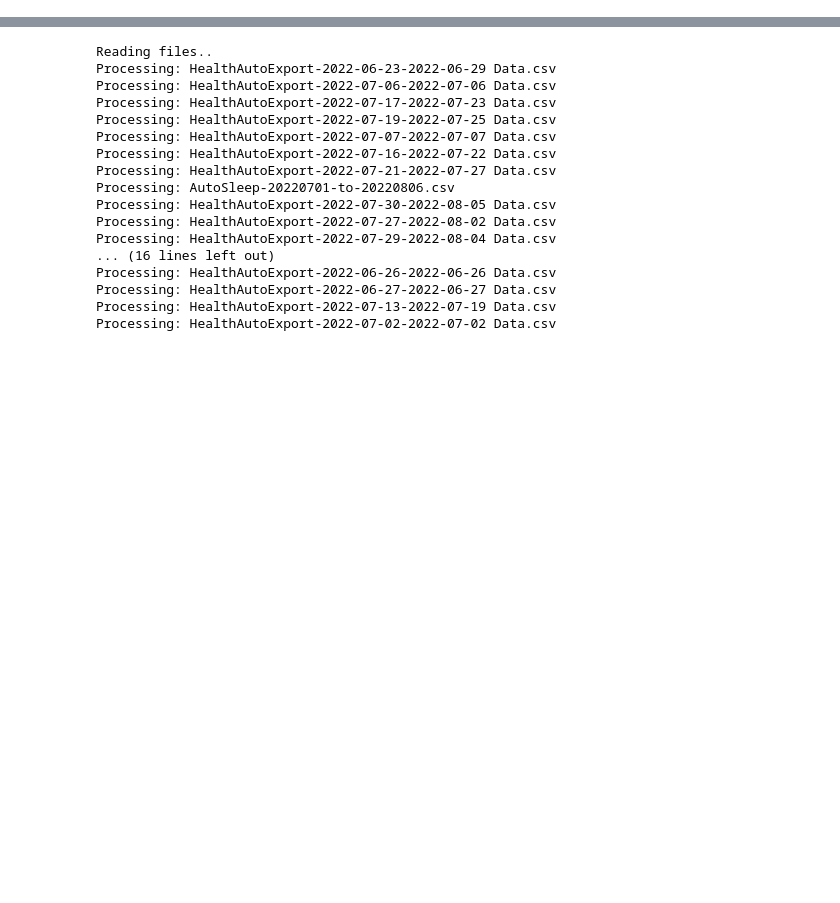
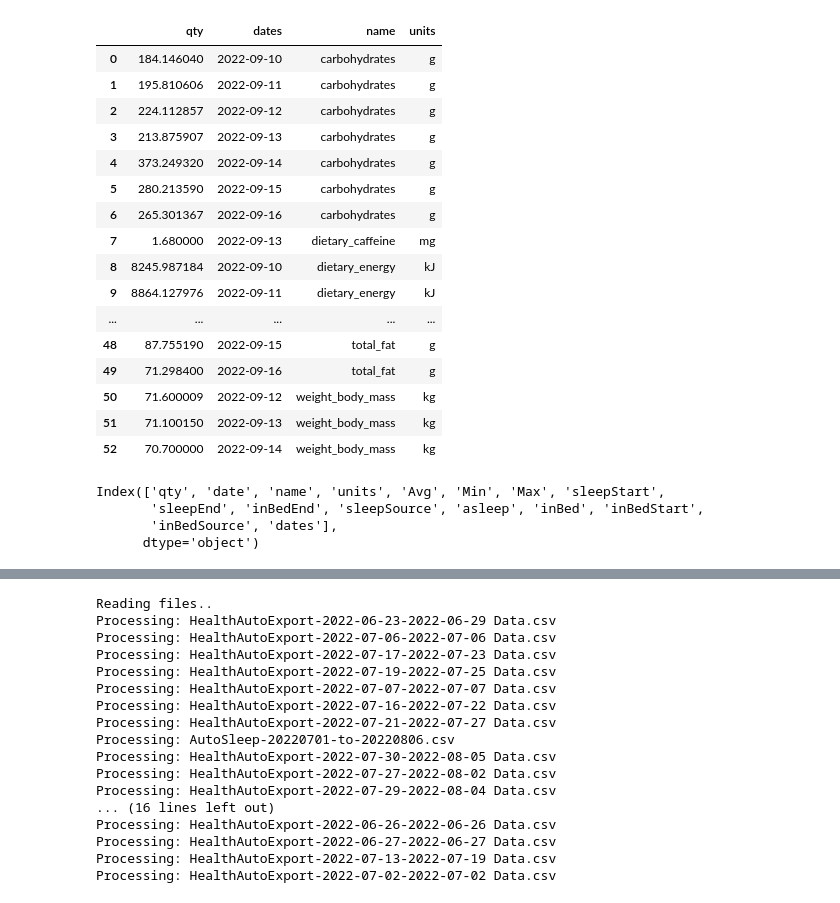
Before and after one commit to namtonthat/apple-health-data, a Jupyter notebook: ap.ipynb, the cells around one changed output, grey strips where cells are left out. Cells and saved outputs as stored; diff of their text form; code cells hidden in the pictures; blank space fills up the shorter version.

Commit message:
Add in source files + healthlake-calendar.py (V1)

```diff
--- a/ap.ipynb
+++ b/ap.ipynb
@@ -13,3 +14,6 @@ import yaml
 import flatdict
 
 from ics import Calendar, Event
+# %%
+base_folder = os.getcwd()
+source_folder = base_folder + '/healthlake/'
@@ -15,0 +24,54 @@ from ics import Calendar, Event
+# %%
+import glob
+apple_health_files = glob.glob(source_folder + '*.json')
+
+fitness_values = [
+    'carbohydrates',
+    'dietary_caffeine',
+    'dietary_energy',
+    'dietary_sugar',
+    'fiber',
+    'protein',
+    'sleep_analysis',
+    'total_fat',
+    'weight_body_mass'
+]
+
+fitess_cols = [
+    'qty',
+    'dates',
+    'name',
+    'units'
+]
+df_raw = pd.DataFrame()
+
+for json_file in apple_health_files:
+    json_raw = pd.read_json(json_file, lines = True)
+    df_raw = pd.concat([df_raw, json_raw])
+
+df_raw['dates'] = pd.to_datetime(df_raw['date']).dt.date
+df_raw['qty'] = df_raw['qty'].fillna(df_raw['asleep'])
+# %%
+df_fitness = df_raw[df_raw['name'].isin(fitness_values)][fitess_cols]
+df_fitness['qty'] = [np.round(qty_value, 1) for qty_value in df_fitness['qty']]
+df_fitness.reset_index(drop=True,inplace=True)
+# %%
+df_fitness
+# %% [output]
+|  | qty | dates | name | units |
+| 0 | 184.146040 | 2022-09-10 | carbohydrates | g |
+| 1 | 195.810606 | 2022-09-11 | carbohydrates | g |
+| 2 | 224.112857 | 2022-09-12 | carbohydrates | g |
+| 3 | 213.875907 | 2022-09-13 | carbohydrates | g |
+| 4 | 373.249320 | 2022-09-14 | carbohydrates | g |
+| 5 | 280.213590 | 2022-09-15 | carbohydrates | g |
+| 6 | 265.301367 | 2022-09-16 | carbohydrates | g |
+| 7 | 1.680000 | 2022-09-13 | dietary_caffeine | mg |
+| 8 | 8245.987184 | 2022-09-10 | dietary_energy | kJ |
+| 9 | 8864.127976 | 2022-09-11 | dietary_energy | kJ |
+| ... | ... | ... | ... | ... |
+| 48 | 87.755190 | 2022-09-15 | total_fat | g |
+| 49 | 71.298400 | 2022-09-16 | total_fat | g |
+| 50 | 71.600009 | 2022-09-12 | weight_body_mass | kg |
+| 51 | 71.100150 | 2022-09-13 | weight_body_mass | kg |
+| 52 | 70.700000 | 2022-09-14 | weight_body_mass | kg |
@@ -15,0 +82,7 @@ from ics import Calendar, Event
+# %%
+json_raw.columns
+# %% [output]
+Index(['qty', 'date', 'name', 'units', 'Avg', 'Min', 'Max', 'sleepStart',
+       'sleepEnd', 'inBedEnd', 'sleepSource', 'asleep', 'inBed', 'inBedStart',
+       'inBedSource', 'dates'],
+      dtype='object')
```
Also changed, not shown: parts of 6 cells of this notebook, 1 other file.
